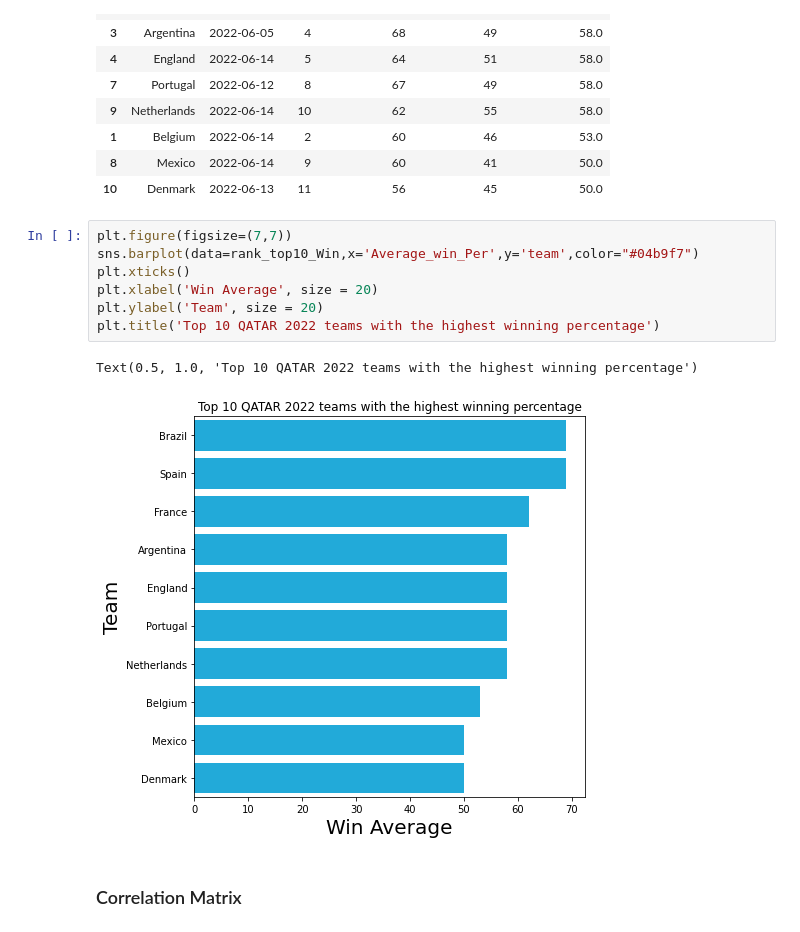
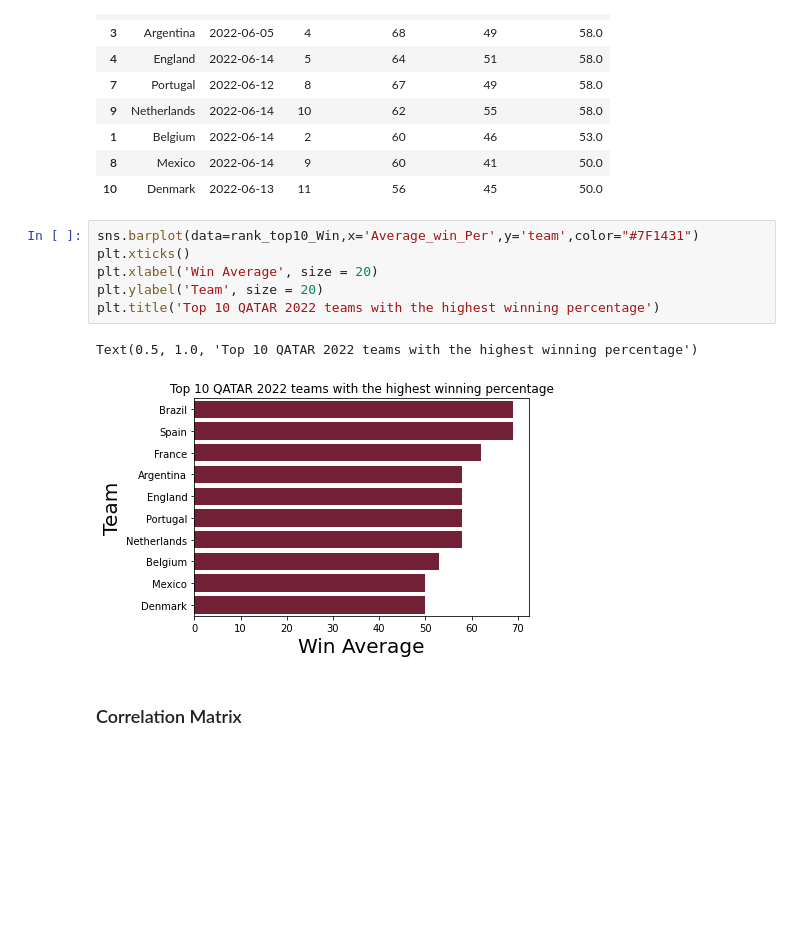
Before and after one commit to davidcamilo0710/QATAR_2022_Prediction, a Jupyter notebook: QATAR22_EDA+Data_Preparation.ipynb, the cells around one changed output. Saved outputs shown, nothing was run; the diff lists cells and outputs as text; blank space fills up the shorter version.

```diff
--- a/QATAR22_EDA+Data_Preparation.ipynb
+++ b/QATAR22_EDA+Data_Preparation.ipynb
@@ -385,15 +391,14 @@ rank_top10_Win
 | 8 | Mexico | 2022-06-14 | 9 | 60 | 41 | 50.0 |
 | 10 | Denmark | 2022-06-13 | 11 | 56 | 45 | 50.0 |
 # %%
-plt.figure(figsize=(7,7))
-sns.barplot(data=rank_top10_Win,x='Average_win_Per',y='team',color="#04b9f7")
+sns.barplot(data=rank_top10_Win,x='Average_win_Per',y='team',color="#7F1431")
 plt.xticks()
 plt.xlabel('Win Average', size = 20)
 plt.ylabel('Team', size = 20)
 plt.title('Top 10 QATAR 2022 teams with the highest winning percentage')
 # %% [output]
 Text(0.5, 1.0, 'Top 10 QATAR 2022 teams with the highest winning percentage')
-[figure, old version]
+[figure, new version]
 # %% [markdown]
 ### Correlation Matrix
 # %%
```
Also changed, not shown: parts of 5 cells of this notebook.
